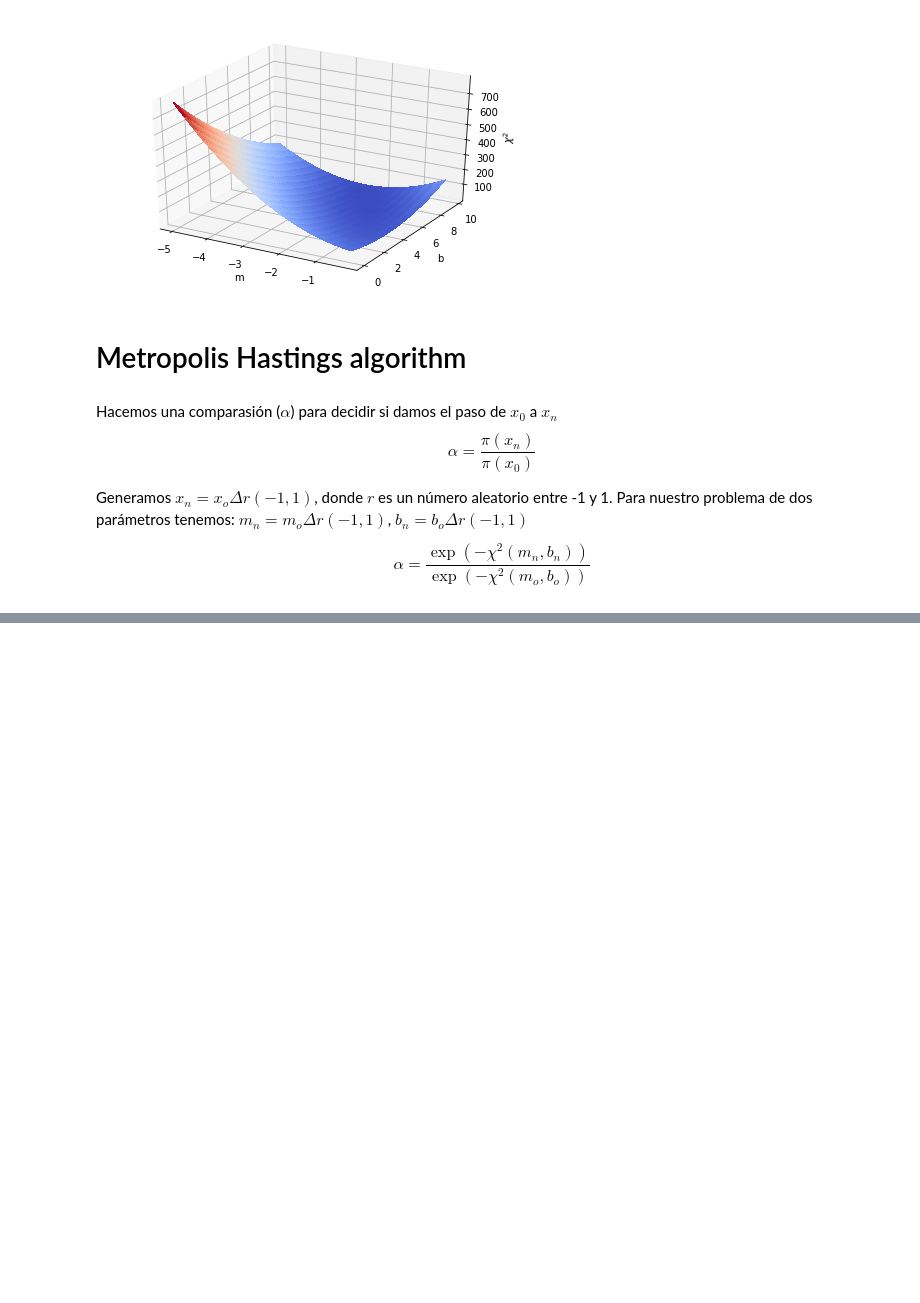
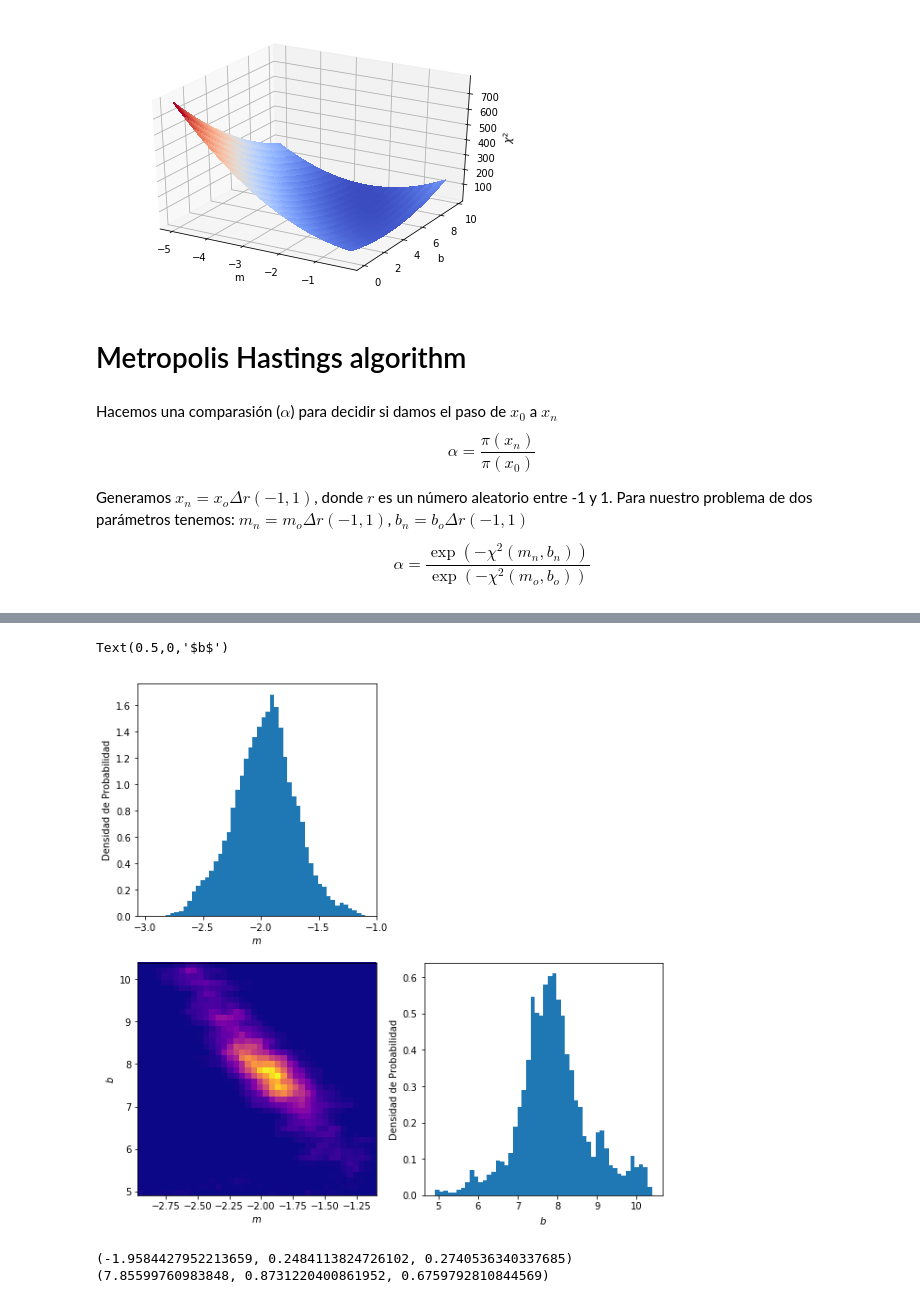
Before and after one commit to irecio/MetodoComputacionales, a Jupyter notebook: Week3/Lecture3.ipynb, the cells around one changed output, grey strips where cells are left out. Drawn from its saved outputs; the diff is of its cells as text; code cells hidden in the pictures; blank space fills up the shorter version.

```diff
--- a/Week3/Lecture3.ipynb
+++ b/Week3/Lecture3.ipynb
@@ -166,0 +172,31 @@ Text(0,0.5,'$b$')
+# %%
+fig = plt.figure( figsize=(10,10))
+
+ax1 = fig.add_subplot(2,2,1)
+ax3 = fig.add_subplot(2,2,3)
+ax4 = fig.add_subplot(2,2,4)
+
+ax1.hist(M, 50, density=True)
+ax1.set_ylabel('Densidad de Probabilidad')
+ax1.set_xlabel(r'$m$')
+
+ax3.hist2d(M, B, bins=40, normed=False, cmap='plasma')
+ax3.set_xlabel(r'$m$')
+ax3.set_ylabel(r'$b$')
+
+ax4.hist(B, 50, density=True)
+ax4.set_ylabel('Densidad de Probabilidad')
+ax4.set_xlabel(r'$b$')
+# %% [output]
+Text(0.5,0,'$b$')
+[figure, added]
+# %%
+for i in range(2):
+    mean = np.percentile( mcmc[:,i], 50)
+    sigma1 = np.percentile( mcmc[:,i], 16.)
+    sigma2 = np.percentile( mcmc[:,i], 84.)
+
+    print(mean, sigma2-mean, mean-sigma1)
+# %% [output]
+(-1.9584427952213659, 0.2484113824726102, 0.2740536340337685)
+(7.85599760983848, 0.8731220400861952, 0.6759792810844569)
```
Also changed, not shown: parts of 4 cells of this notebook.
